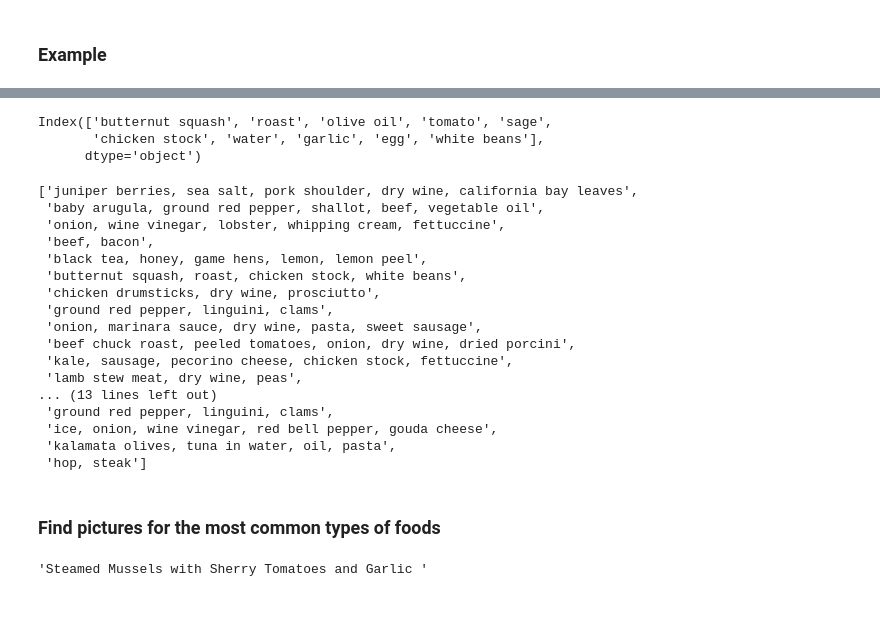
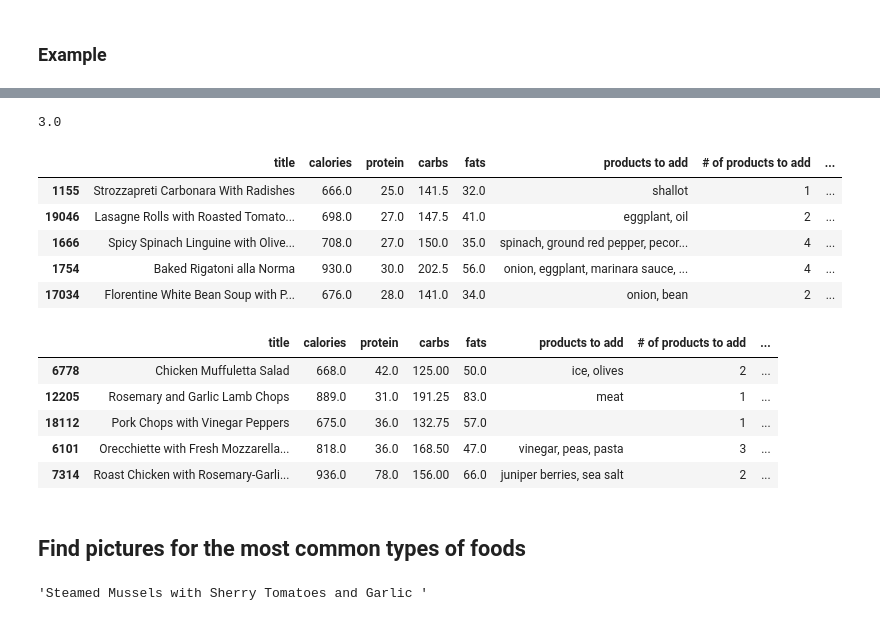
Before and after one commit to cgutwein/grocery-and-meal-assistant, a Jupyter notebook: python/Return recipes.ipynb, the cells around one changed output, grey strips where cells are left out. Saved outputs shown, nothing was run; the diff lists cells and outputs as text; code cells hidden in the pictures.

Commit message:
Update Return Recipes with the score

```diff
--- a/python/Return recipes.ipynb
+++ b/python/Return recipes.ipynb
@@ -202,2 +147,8 @@ SyntaxError: unexpected EOF while parsing (<ipython-input-509-2b2faa7bcbf5>, lin
 # %% [markdown]
 ### Example
+# %%
+### Example of recommended nutrition values (in user's profile)
+nutr_values={'protein':30,
+'carbs':100,
+'fats':30}
+nutr_values['calories']=nutr_values['fats']*9+(nutr_values['protein']+nutr_values['carbs'])*4
@@ -204,9 +159,11 @@ SyntaxError: unexpected EOF while parsing (<ipython-input-509-2b2faa7bcbf5>, lin
 # %%
-return_recipes(calories_max=800,
-                   calories_min=500,
-                   protein_min=25,
+# Calculate all suggested meals after filtering
+
+result=return_recipes(calories_max=calories*1.2,
+                   calories_min=calories*0.8,
+                   protein_min=protein*0.8,
                    meal_type='lunch',
                    cuisine='italian',
-                   complexity='easy',
+                   complexity='medium',
                    n_additional_ingredients=4,
                    grocery=grocery)
@@ -231,28 +170,15 @@ return_recipes(calories_max=800,
-# %%
-data.loc[1835][data.loc[1835]==1].index
-# %% [output]
-Index(['butternut squash', 'roast', 'olive oil', 'tomato', 'sage',
-       'chicken stock', 'water', 'garlic', 'egg', 'white beans'],
-      dtype='object')
-# %%
-i=1835
-# %%
-[products_to_add(options, i) for i in ind]
-# %% [output]
-['juniper berries, sea salt, pork shoulder, dry wine, california bay leaves',
- 'baby arugula, ground red pepper, shallot, beef, vegetable oil',
- 'onion, wine vinegar, lobster, whipping cream, fettuccine',
- 'beef, bacon',
- 'black tea, honey, game hens, lemon, lemon peel',
- 'butternut squash, roast, chicken stock, white beans',
- 'chicken drumsticks, dry wine, prosciutto',
- 'ground red pepper, linguini, clams',
- 'onion, marinara sauce, dry wine, pasta, sweet sausage',
- 'beef chuck roast, peeled tomatoes, onion, dry wine, dried porcini',
- 'kale, sausage, pecorino cheese, chicken stock, fettuccine',
- 'lamb stew meat, dry wine, peas',
-... (13 lines left out)
- 'ground red pepper, linguini, clams',
- 'ice, onion, wine vinegar, red bell pepper, gouda cheese',
- 'kalamata olives, tuna in water, oil, pasta',
- 'hop, steak']
+# %%
+np.sqrt()
+# %% [output]
+3.0
+# %%
+result['nutrition penalty']=pd.Series([score_nutrition(result.loc[i], nutr_values) for i in result.index], index=result.index)
+# %%
+result.sort_values("nutrition penalty").head(5)
+# %% [output]
+|  | title | calories | protein | carbs | fats | products to add | # of products to add | ... |
+| 1155 | Strozzapreti Carbonara With Radishes | 666.0 | 25.0 | 141.5 | 32.0 | shallot | 1 | ... |
+| 19046 | Lasagne Rolls with Roasted Tomato... | 698.0 | 27.0 | 147.5 | 41.0 | eggplant, oil | 2 | ... |
+| 1666 | Spicy Spinach Linguine with Olive... | 708.0 | 27.0 | 150.0 | 35.0 | spinach, ground red pepper, pecor... | 4 | ... |
+| 1754 | Baked Rigatoni alla Norma | 930.0 | 30.0 | 202.5 | 56.0 | onion, eggplant, marinara sauce, ... | 4 | ... |
+| 17034 | Florentine White Bean Soup with P... | 676.0 | 28.0 | 141.0 | 34.0 | onion, bean | 2 | ... |
@@ -259,5 +187,14 @@ i=1835
+# %%
+result.sort_values("user score", ascending=False).head(5)
+# %% [output]
+|  | title | calories | protein | carbs | fats | products to add | # of products to add | ... |
+| 6778 | Chicken Muffuletta Salad | 668.0 | 42.0 | 125.00 | 50.0 | ice, olives | 2 | ... |
+| 12205 | Rosemary and Garlic Lamb Chops | 889.0 | 31.0 | 191.25 | 83.0 | meat | 1 | ... |
+| 18112 | Pork Chops with Vinegar Peppers | 675.0 | 36.0 | 132.75 | 57.0 |  | 1 | ... |
+| 6101 | Orecchiette with Fresh Mozzarella... | 818.0 | 36.0 | 168.50 | 47.0 | vinegar, peas, pasta | 3 | ... |
+| 7314 | Roast Chicken with Rosemary-Garli... | 936.0 | 78.0 | 156.00 | 66.0 | juniper berries, sea salt | 2 | ... |
 # %% [markdown]
-### Find pictures for the most common types of foods
+## Find pictures for the most common types of foods
 # %%
 titles=list(data_short['title'])
 # %%
```
Also changed, not shown: parts of 16 cells of this notebook.
